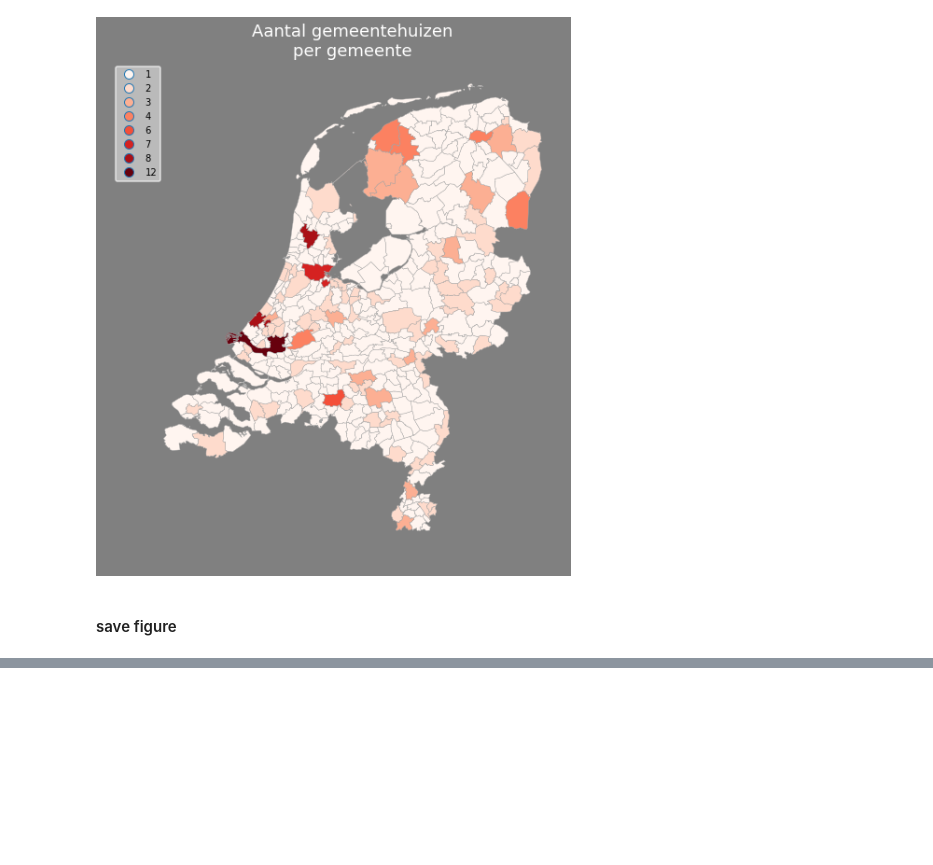
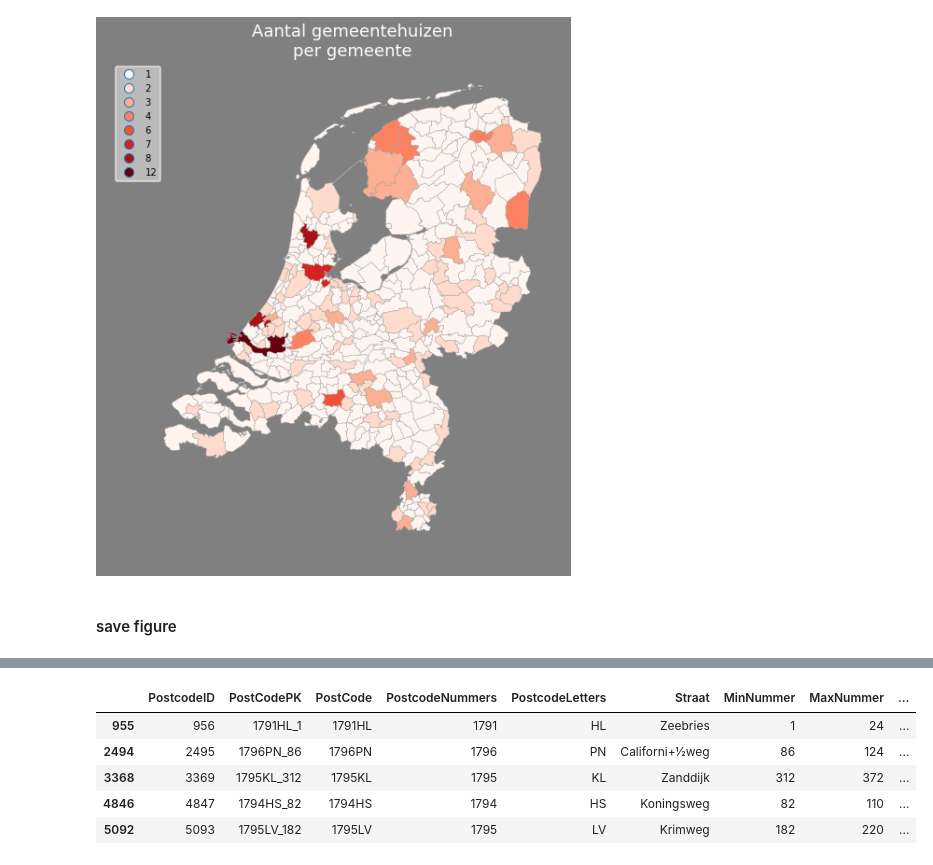
Before and after one commit to Brinkhuis/Tutorials, a Jupyter notebook: geopandas/notebook/geopandas.ipynb, the cells around one changed output, grey strips where cells are left out. Saved outputs shown, nothing was run; the diff lists cells and outputs as text; code cells hidden in the pictures; blank space fills up the shorter version.

```diff
--- a/geopandas/notebook/geopandas.ipynb
+++ b/geopandas/notebook/geopandas.ipynb
@@ -274,0 +281,8 @@ f.savefig(filepath) # without facecolor specified
+# %%
+file_url = 'http://www.sqlblog.nl/downloads/postcodetabel.zip'
+file_loc = os.path.join(os.pardir, 'sourcedata', file_url.split('/')[-1])
+# %%
+try:
+    urllib.request.urlretrieve(file_url, file_loc)
+except Exception as E:
+    print(E)
@@ -274,0 +296,7 @@ f.savefig(filepath) # without facecolor specified
+# %%
+try:
+    file_loc = os.path.join(os.pardir, 'temp', 'postcodetabel.xlsx')
+    postcodetabel = pd.read_excel(file_loc)
+    os.remove(file_loc)
+except Exception as E:
+    print(E)
@@ -274,0 +324,10 @@ f.savefig(filepath) # without facecolor specified
+# %%
+df_texel = postcodetabel[postcodetabel.Gemeente == 'Texel'].copy()
+df_texel.head()
+# %% [output]
+|  | PostcodeID | PostCodePK | PostCode | PostcodeNummers | PostcodeLetters | Straat | MinNummer | MaxNummer | ... |
+| 955 | 956 | 1791HL_1 | 1791HL | 1791 | HL | Zeebries | 1 | 24 | ... |
+| 2494 | 2495 | 1796PN_86 | 1796PN | 1796 | PN | Californi+½weg | 86 | 124 | ... |
+| 3368 | 3369 | 1795KL_312 | 1795KL | 1795 | KL | Zanddijk | 312 | 372 | ... |
+| 4846 | 4847 | 1794HS_82 | 1794HS | 1794 | HS | Koningsweg | 82 | 110 | ... |
+| 5092 | 5093 | 1795LV_182 | 1795LV | 1795 | LV | Krimweg | 182 | 220 | ... |
```
Also changed, not shown: parts of 24 cells of this notebook, 2 other files.
